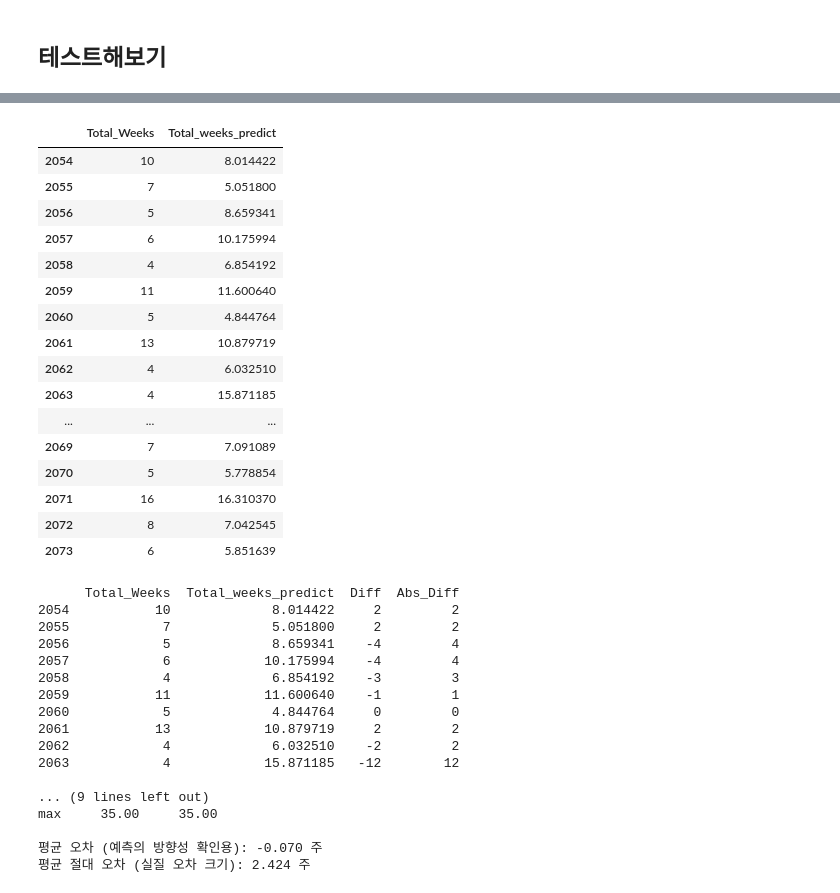
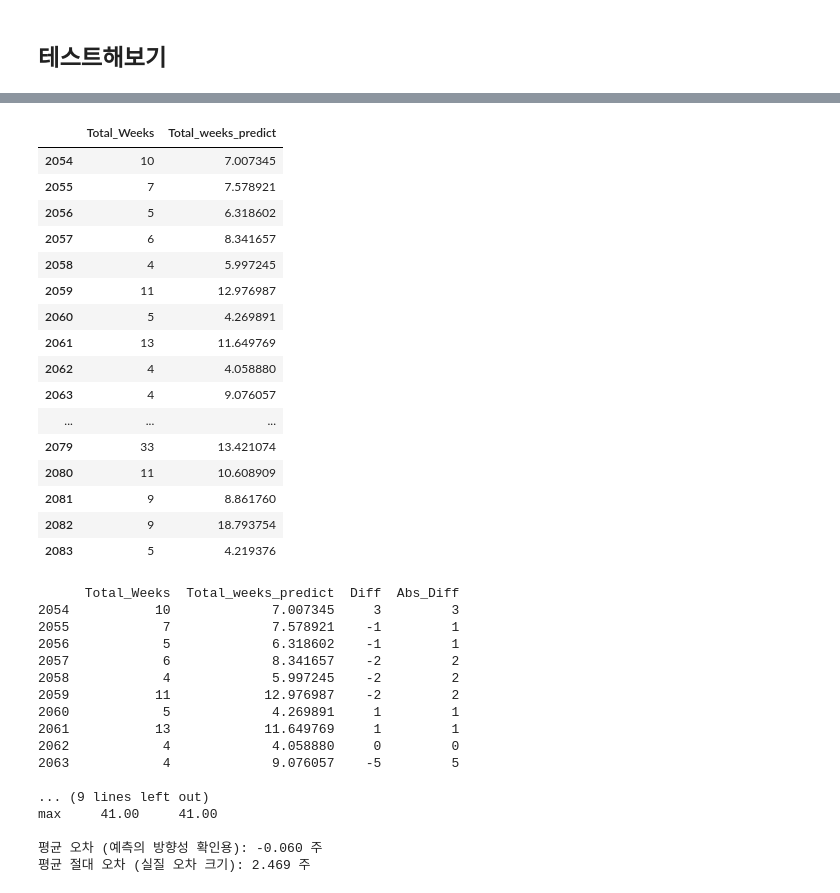
Before and after one commit to Seungwoo-JI64/BAF-25-2-Marketing, a Jupyter notebook: week_predict/영화총상영주차예측.ipynb, the cells around one changed output, grey strips where cells are left out. Drawn from its saved outputs; the diff is of its cells as text; code cells hidden in the pictures.

```diff
--- a/week_predict/영화총상영주차예측.ipynb
+++ b/week_predict/영화총상영주차예측.ipynb
@@ -1039,7 +1048,7 @@ MAE: 2.4449, R²: 0.5309
 # %% [markdown]
 ## 테스트해보기
 # %%
-X_test= df_test_encoded[["FA4", "Pandemic_0", "Pandemic_1", "Pandemic_2", "Country_Other","Country_US", "Country_JP","Country_KR",
-                         'Early_Explosion', 'Mid_Balanced','Later_Viral','opening_AudienceStd','wk1_Audience','wk2_Audience',
-                         'opening_Ho_Retention','wk1_Holiday_ShowMean','wk2_Holiday_ShowMean','wk1_Holiday_AudienceMean',
-                         'wk2_Holiday_AudienceMean']]
+X_test= df_test_encoded[["FA1","FA2","FA3","FA4","FA5",
+                         "Pandemic_0", "Pandemic_1", "Pandemic_2",
+                         "Country_Other","Country_US", "Country_JP","Country_KR",
+                         'Early_Explosion', 'Mid_Balanced','Later_Viral']]
@@ -1046,12 +1066,12 @@ X_test= df_test_encoded[["FA4", "Pandemic_0", "Pandemic_1", "Pandemic_2", "Count
 # %%
 best_params = {
-    'iterations': 905,
-    'depth': 5,
-    'learning_rate': 0.23486244517249405,
-    'l2_leaf_reg': 4.342072180612699,
-    'border_count': 60,
-    'bagging_temperature': 0.875725464762179,
-    'random_strength': 7.45320153234948
+    'iterations': 982,
+    'depth': 7,
+    'learning_rate': 0.14134663581240323,
+    'l2_leaf_reg': 1.9155329313504152,
+    'border_count': 140,
+    'bagging_temperature': 0.4921993940241448,
+    'random_strength': 2.956849681363772
 }
 
 final_model = CatBoostRegressor(**best_params)
@@ -1079,23 +1099,23 @@ df_test_encoded['Total_weeks_predict'] = final_model.predict(X_test)
 # %%
-df_test_encoded[['Total_Weeks','Total_weeks_predict']].head(20)
+df_test_encoded[['Total_Weeks','Total_weeks_predict']].head(30)
 # %% [output]
 |  | Total_Weeks | Total_weeks_predict |
-| 2054 | 10 | 8.014422 |
-| 2055 | 7 | 5.051800 |
-| 2056 | 5 | 8.659341 |
-| 2057 | 6 | 10.175994 |
-| 2058 | 4 | 6.854192 |
-| 2059 | 11 | 11.600640 |
-| 2060 | 5 | 4.844764 |
-| 2061 | 13 | 10.879719 |
-| 2062 | 4 | 6.032510 |
-| 2063 | 4 | 15.871185 |
+| 2054 | 10 | 7.007345 |
+| 2055 | 7 | 7.578921 |
+| 2056 | 5 | 6.318602 |
+| 2057 | 6 | 8.341657 |
+| 2058 | 4 | 5.997245 |
+| 2059 | 11 | 12.976987 |
+| 2060 | 5 | 4.269891 |
+| 2061 | 13 | 11.649769 |
+| 2062 | 4 | 4.058880 |
+| 2063 | 4 | 9.076057 |
 | ... | ... | ... |
-| 2069 | 7 | 7.091089 |
-| 2070 | 5 | 5.778854 |
-| 2071 | 16 | 16.310370 |
-| 2072 | 8 | 7.042545 |
-| 2073 | 6 | 5.851639 |
+| 2079 | 33 | 13.421074 |
+| 2080 | 11 | 10.608909 |
+| 2081 | 9 | 8.861760 |
+| 2082 | 9 | 18.793754 |
+| 2083 | 5 | 4.219376 |
 # %%
 # 예측 결과를 반올림하여 정수형으로 변환 후 실제값과의 차이 계산
 df_test_encoded["Diff"] = df_test_encoded["Total_Weeks"] - np.round(df_test_encoded["Total_weeks_predict"]).astype(int)
@@ -1116,19 +1136,19 @@ print(f"\n평균 오차 (예측의 방향성 확인용): {mean_diff:.3f} 주")
 print(f"평균 절대 오차 (실질 오차 크기): {mean_abs_diff:.3f} 주")
 # %% [output]
       Total_Weeks  Total_weeks_predict  Diff  Abs_Diff
-2054           10             8.014422     2         2
-2055            7             5.051800     2         2
-2056            5             8.659341    -4         4
-2057            6            10.175994    -4         4
-2058            4             6.854192    -3         3
-2059           11            11.600640    -1         1
-2060            5             4.844764     0         0
-2061           13            10.879719     2         2
-2062            4             6.032510    -2         2
-2063            4            15.871185   -12        12
+2054           10             7.007345     3         3
+2055            7             7.578921    -1         1
+2056            5             6.318602    -1         1
+2057            6             8.341657    -2         2
+2058            4             5.997245    -2         2
+2059           11            12.976987    -2         2
+2060            5             4.269891     1         1
+2061           13            11.649769     1         1
+2062            4             4.058880     0         0
+2063            4             9.076057    -5         5
 
 ... (9 lines left out)
-max     35.00     35.00
+max     41.00     41.00
 
-평균 오차 (예측의 방향성 확인용): -0.070 주
-평균 절대 오차 (실질 오차 크기): 2.424 주
+평균 오차 (예측의 방향성 확인용): -0.060 주
+평균 절대 오차 (실질 오차 크기): 2.469 주
```
Also changed, not shown: parts of 54 cells of this notebook.
